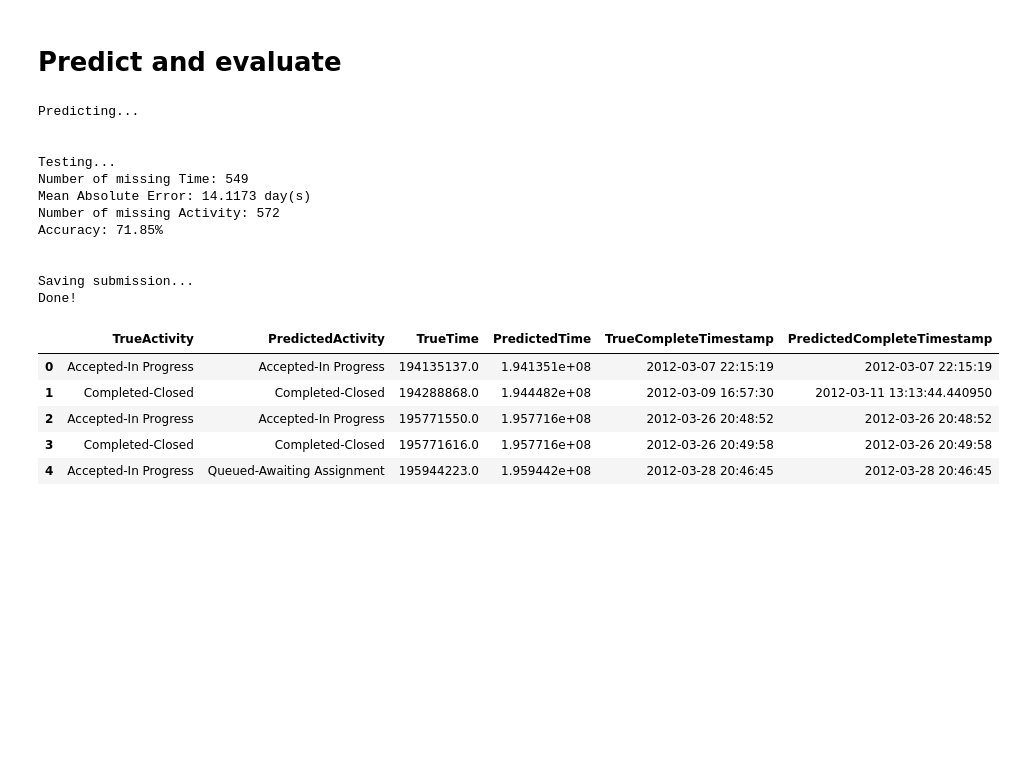
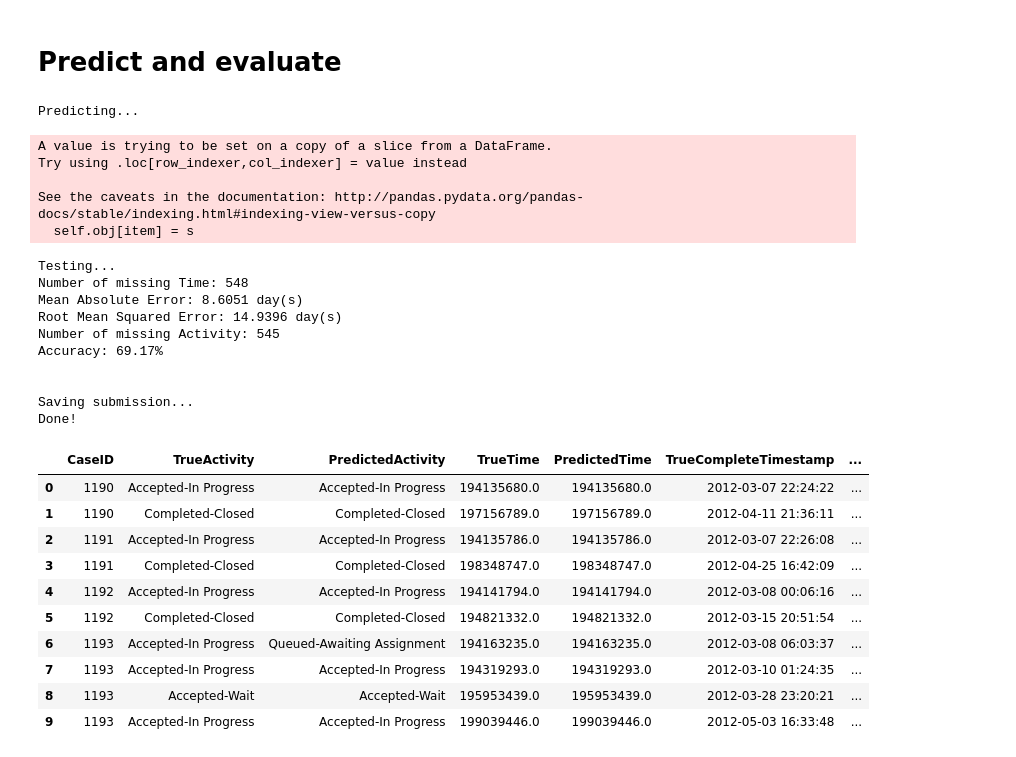
Before and after one commit to hoangntc/event-log-reconstruction, a Jupyter notebook: experiment/VAE.ipynb, the cells around one changed output. Saved outputs shown, nothing was run; the diff lists cells and outputs as text; code cells hidden in the pictures; blank space fills up the shorter version.

Commit message:
data 2013 experiments

```diff
--- a/experiment/VAE.ipynb
+++ b/experiment/VAE.ipynb
@@ -79,7 +81,8 @@ if args.cuda:
 # %%
 kwargs = {'num_workers': 2, 'pin_memory': True} if args.cuda else {}
 # %%
-with open(args.input_dir + 'preprocessed_data.pkl', 'rb') as f:
+preprocessed_data_name = os.path.join(args.input_dir, 'preprocessed_data_{}.pkl'.format(args.nan_pct))
+with open(preprocessed_data_name, 'rb') as f:
     min_max_storage = pickle.load(f)
     complete_matrix_w_normalized_time_train = pickle.load(f)
     missing_matrix_w_normalized_time_train = pickle.load(f)
@@ -98,7 +101,8 @@ with open(args.input_dir + 'preprocessed_data.pkl', 'rb') as f:
     cols_w_time = pickle.load(f)
     cols_w_normalized_time = pickle.load(f)
 # %%
-with open(args.input_dir + 'parameters.pkl', 'rb') as f:
+file_name = os.path.join(args.input_dir, 'parameters_{}.pkl'.format(args.nan_pct))
+with open(file_name, 'rb') as f:
     most_frequent_activity = pickle.load(f)
     first_timestamp = pickle.load(f)
     avai_instance = pickle.load(f)
@@ -131,3 +132,9 @@ normalized_missing_df = pd.read_csv(args.input_dir+'normalized_missing_df.csv')
+# %%
+normalized_complete_df_name = os.path.join(args.input_dir, 'normalized_complete_df_{}.pkl'.format(args.nan_pct))
+normalized_complete_df = pd.read_csv(normalized_complete_df_name)
+
+normalized_missing_df_name = os.path.join(args.input_dir, 'normalized_missing_df_{}.pkl'.format(args.nan_pct))
+normalized_missing_df = pd.read_csv(normalized_missing_df_name)
 # %%
 missing_true_val = normalized_missing_df[train_row_num:-test_row_num].reset_index(drop=True)
 complete_true_val = normalized_complete_df[train_row_num:-test_row_num].reset_index(drop=True)
@@ -310,9 +350,10 @@ if args.test:
     recon_df_w_normalized_time = convert2df(recon_test, pad_matrix_test, cols_w_normalized_time, test_row_num)
     recon_df_w_time = getDfWithTime(recon_df_w_normalized_time, missing_true_test, min_max_storage)
     submission_df = getSubmission(recon_df_w_time, missing_true_test, complete_true_test, first_timestamp)
+    submission = fixTime(submission_df)
 
     print('Testing...')
-    time, acc = evaluation(submission_df, nan_time_index_test, nan_activity_index_test,show=True)
+    mae_time, rmse_time, acc = evaluation(submission, nan_time_index_test, nan_activity_index_test,show=True)
     print('\n')
 
     print('Saving submission...')
@@ -320,23 +361,32 @@ if args.test:
     print('Done!')
 # %% [output]
 Predicting...
-
-
-Testing...
-Number of missing Time: 549
-Mean Absolute Error: 14.1173 day(s)
-Number of missing Activity: 572
-Accuracy: 71.85%
-
-
-Saving submission...
-Done!
+A value is trying to be set on a copy of a slice from a DataFrame.
+Try using .loc[row_indexer,col_indexer] = value instead
+
+See the caveats in the documentation: http://pandas.pydata.org/pandas-docs/stable/indexing.html#indexing-view-versus-copy
+  self.obj[item] = s
+Testing...
+Number of missing Time: 548
+Mean Absolute Error: 8.6051 day(s)
+Root Mean Squared Error: 14.9396 day(s)
+Number of missing Activity: 545
+Accuracy: 69.17%
+
+
+Saving submission...
+Done!
 # %%
-submission_df.head()
+submission_df.head(10)
 # %% [output]
-|  | TrueActivity | PredictedActivity | TrueTime | PredictedTime | TrueCompleteTimestamp | PredictedCompleteTimestamp |
-| 0 | Accepted-In Progress | Accepted-In Progress | 194135137.0 | 1.941351e+08 | 2012-03-07 22:15:19 | 2012-03-07 22:15:19 |
-| 1 | Completed-Closed | Completed-Closed | 194288868.0 | 1.944482e+08 | 2012-03-09 16:57:30 | 2012-03-11 13:13:44.440950 |
-| 2 | Accepted-In Progress | Accepted-In Progress | 195771550.0 | 1.957716e+08 | 2012-03-26 20:48:52 | 2012-03-26 20:48:52 |
-| 3 | Completed-Closed | Completed-Closed | 195771616.0 | 1.957716e+08 | 2012-03-26 20:49:58 | 2012-03-26 20:49:58 |
-| 4 | Accepted-In Progress | Queued-Awaiting Assignment | 195944223.0 | 1.959442e+08 | 2012-03-28 20:46:45 | 2012-03-28 20:46:45 |
+|  | CaseID | TrueActivity | PredictedActivity | TrueTime | PredictedTime | TrueCompleteTimestamp | ... |
+| 0 | 1190 | Accepted-In Progress | Accepted-In Progress | 194135680.0 | 194135680.0 | 2012-03-07 22:24:22 | ... |
+| 1 | 1190 | Completed-Closed | Completed-Closed | 197156789.0 | 197156789.0 | 2012-04-11 21:36:11 | ... |
+| 2 | 1191 | Accepted-In Progress | Accepted-In Progress | 194135786.0 | 194135786.0 | 2012-03-07 22:26:08 | ... |
+| 3 | 1191 | Completed-Closed | Completed-Closed | 198348747.0 | 198348747.0 | 2012-04-25 16:42:09 | ... |
+| 4 | 1192 | Accepted-In Progress | Accepted-In Progress | 194141794.0 | 194141794.0 | 2012-03-08 00:06:16 | ... |
+| 5 | 1192 | Completed-Closed | Completed-Closed | 194821332.0 | 194821332.0 | 2012-03-15 20:51:54 | ... |
+| 6 | 1193 | Accepted-In Progress | Queued-Awaiting Assignment | 194163235.0 | 194163235.0 | 2012-03-08 06:03:37 | ... |
+| 7 | 1193 | Accepted-In Progress | Accepted-In Progress | 194319293.0 | 194319293.0 | 2012-03-10 01:24:35 | ... |
+| 8 | 1193 | Accepted-Wait | Accepted-Wait | 195953439.0 | 195953439.0 | 2012-03-28 23:20:21 | ... |
+| 9 | 1193 | Accepted-In Progress | Accepted-In Progress | 199039446.0 | 199039446.0 | 2012-05-03 16:33:48 | ... |
```
Also changed, not shown: parts of 13 cells of this notebook, 5 other files.
